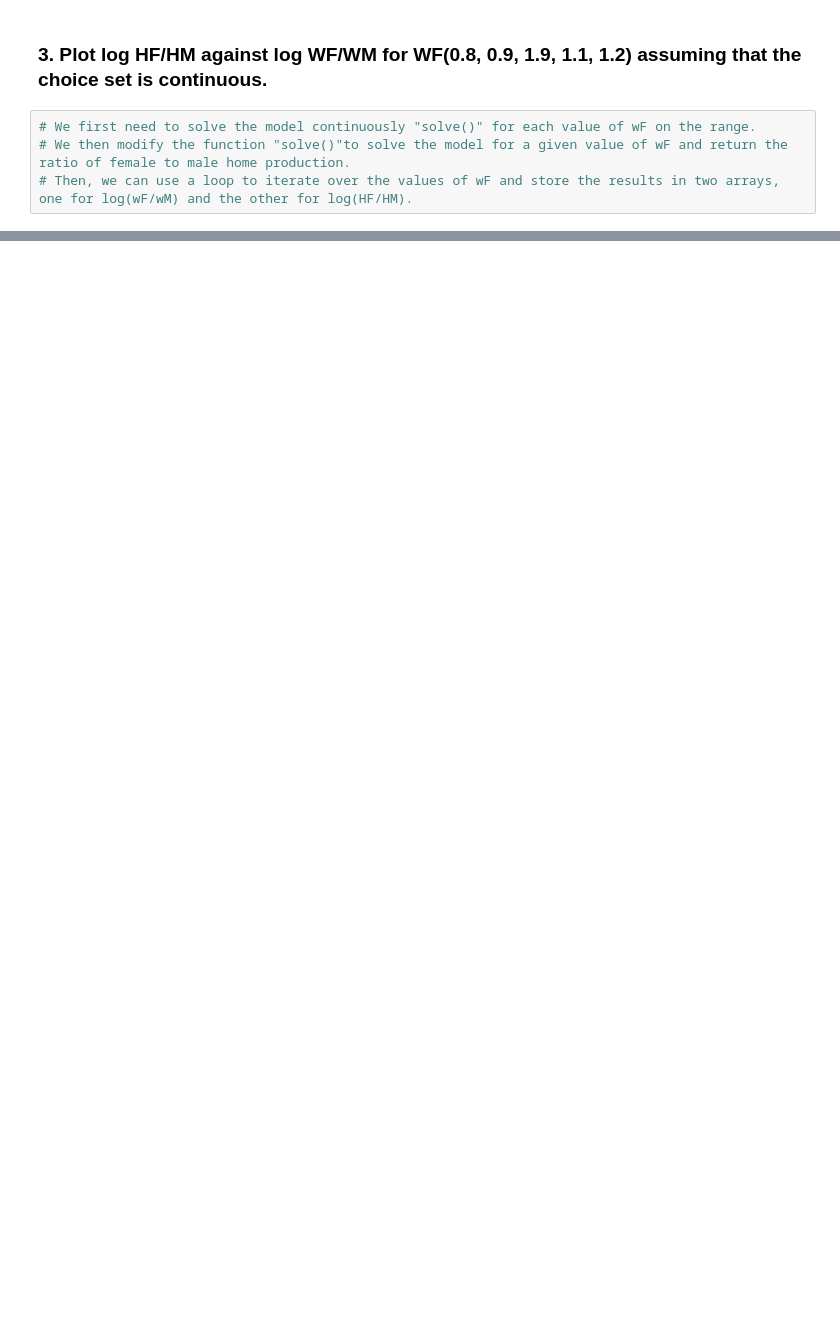
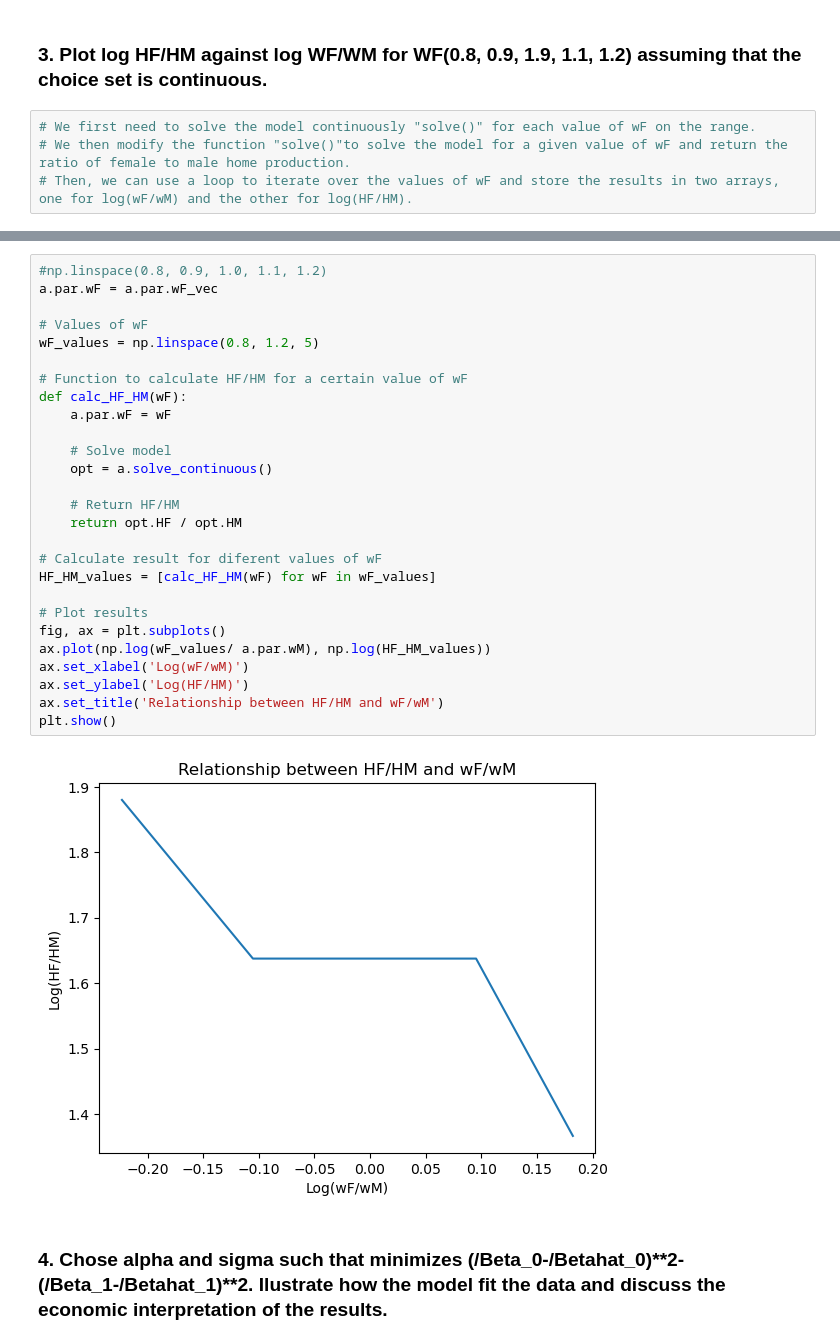
Before and after one commit to biguntitled/Intro_Num, a Jupyter notebook: Laura.ipynb, the cells around one changed output, grey strips where cells are left out. Saved outputs shown, nothing was run; the diff lists cells and outputs as text; blank space fills up the shorter version.

```diff
--- a/Laura.ipynb
+++ b/Laura.ipynb
@@ -184,0 +204,31 @@ print(result)
+# %%
+#np.linspace(0.8, 0.9, 1.0, 1.1, 1.2)
+a.par.wF = a.par.wF_vec
+
+# Values of wF
+wF_values = np.linspace(0.8, 1.2, 5)
+
+# Function to calculate HF/HM for a certain value of wF
+def calc_HF_HM(wF):
+    a.par.wF = wF
+
+    # Solve model
+    opt = a.solve_continuous()
+
+    # Return HF/HM
+    return opt.HF / opt.HM
+
+# Calculate result for diferent values of wF
+HF_HM_values = [calc_HF_HM(wF) for wF in wF_values]
+
+# Plot results
+fig, ax = plt.subplots()
+ax.plot(np.log(wF_values/ a.par.wM), np.log(HF_HM_values))
+ax.set_xlabel('Log(wF/wM)')
+ax.set_ylabel('Log(HF/HM)')
+ax.set_title('Relationship between HF/HM and wF/wM')
+plt.show()
+# %% [output]
+[figure, added]
+# %% [markdown]
+### 4. Chose alpha and sigma such that minimizes (/Beta_0-/Betahat_0)**2-(/Beta_1-/Betahat_1)**2. Ilustrate how the model fit the data and discuss the economic interpretation of the results.
```
Also changed, not shown: parts of 7 cells of this notebook.
